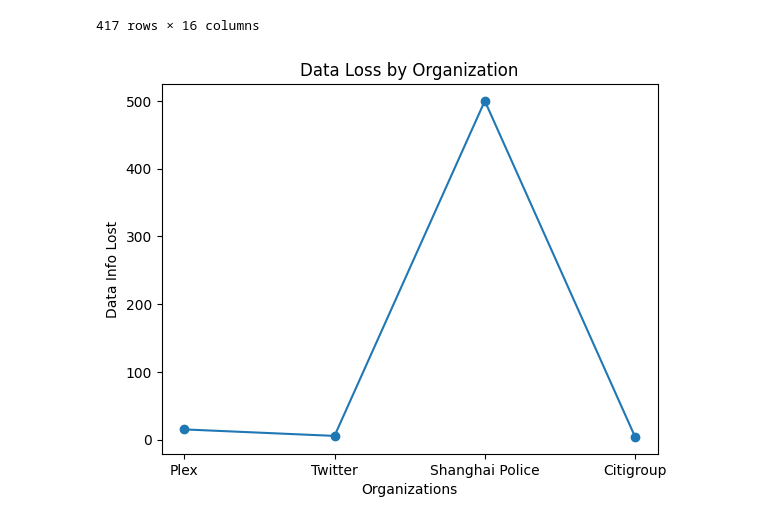
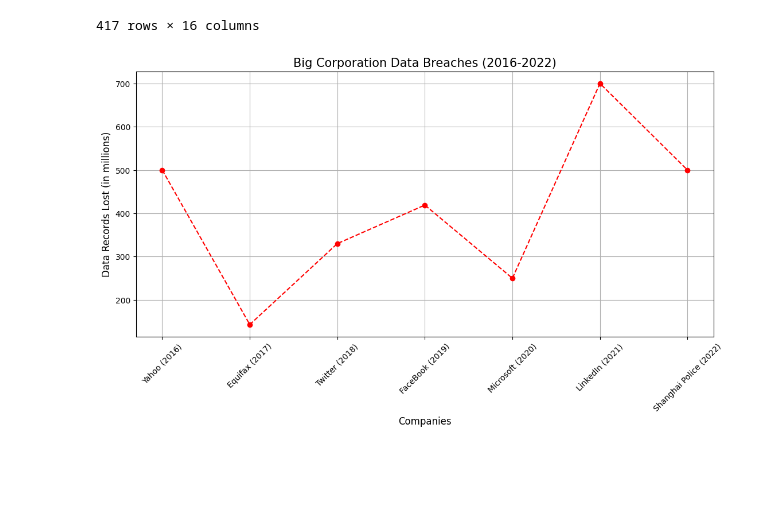
Before and after one commit to mtwbusiness102/BDAA-DATA-SCIENCE-PROJECT, a Jupyter notebook: Data.ipynb, the cells around one changed output. Cells and saved outputs as stored; diff of their text form; code cells hidden in the pictures; blank space fills up the shorter version.

```diff
--- a/Data.ipynb
+++ b/Data.ipynb
@@ -37,6 +37,9 @@
     #  View DS Workshop 2 Slides
 
 
+# To comment out lines of code; command + forward slash
+
+
 
 import matplotlib.pyplot as plt
 import pandas as pd
@@ -46,14 +49,17 @@ display(df)
 
 
 # Data
-organizations = ['Plex', 'Twitter', 'Shanghai Police', 'Citigroup']
-data_lost = [15, 5.4, 500, 3.9]
+organizations_big_x = ['Yahoo (2016)', 'Equifax (2017)', 'Twitter (2018)','FaceBook (2019)', 'Microsoft (2020)', 'LinkedIn (2021)', 'Shanghai Police (2022)']
+data_lost_y = [500, 143, 330, 419, 250, 700, 500]
 
 # Plot
-plt.plot(organizations, data_lost, marker='o')
-plt.xlabel('Organizations')
-plt.ylabel('Data Info Lost')
-plt.title('Data Loss by Organization')
+plt.figure(figsize=(13,6))
+plt.plot(organizations_big_x, data_lost_y, marker='o', linestyle='--', color='red')
+plt.xlabel('Companies', fontsize=12)
+plt.ylabel('Data Records Lost (in millions)', fontsize=12)
+plt.title('Big Corporation Data Breaches (2016-2022)', fontsize=15)
+plt.xticks(rotation=45)
+plt.grid()
 plt.show()
 # %% [output]
 |  | organisation | alternative name | records lost | year | date | story | sector | method | ... |
@@ -70,3 +76,3 @@ plt.show()
 | 416 | AOL | American Online | 92,000,000 | 2004 | Jun 2004 | A former America Online software ... | web | inside job | ... |
 417 rows × 16 columns
-[figure, old version]
+[figure, new version]
```
Also changed, not shown: parts of 1 cell of this notebook, 2 other files.
